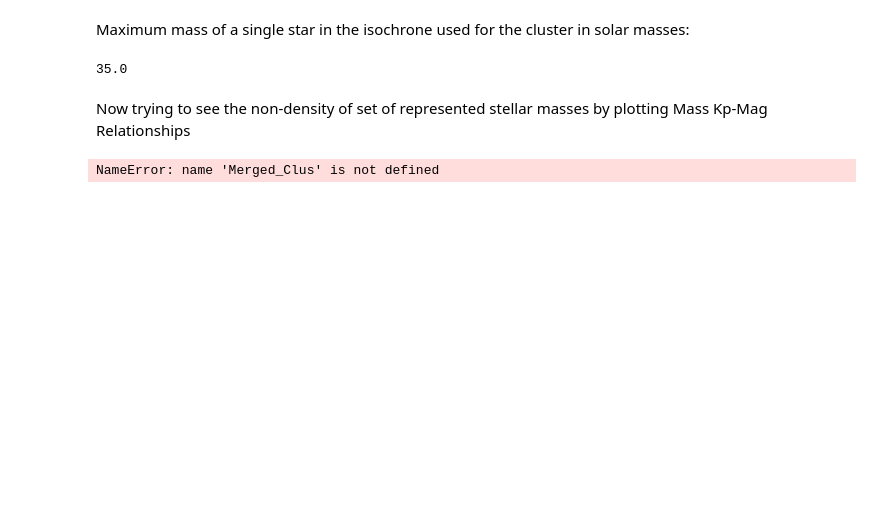
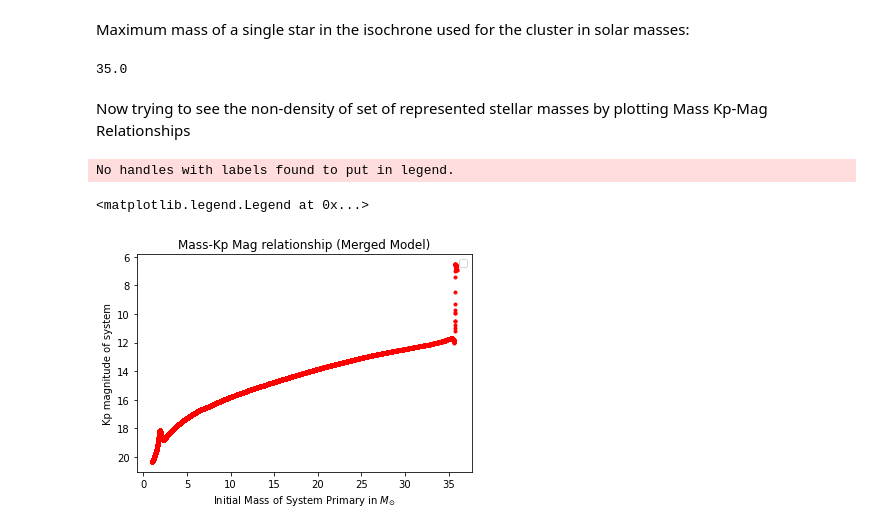
Before and after one commit to RyotaInagaki1/DebugReportApril2021NoIFMR, a Jupyter notebook: GC_KLFs_No Multiplicity.ipynb, the cells around one changed output. Saved outputs shown, nothing was run; the diff lists cells and outputs as text; code cells hidden in the pictures; blank space fills up the shorter version.

```diff
--- a/GC_KLFs_No Multiplicity.ipynb
+++ b/GC_KLFs_No Multiplicity.ipynb
@@ -355,13 +355,15 @@ np.max(BPASS_iso.singles['mass'])
 Now trying to see the non-density of set of represented stellar masses by plotting Mass Kp-Mag Relationships
 # %%
 import matplotlib.pyplot as plt
-plt.plot(Merged_Clus.star_systems['mass'][np.where((Merged_Clus.star_systems['isWR'] == 0))],
-        Merged_Clus.star_systems['m_nirc2_Kp'][np.where((Merged_Clus.star_systems['isWR'] == 0))], "r.")
+plt.plot(Merged_Cluster.star_systems['mass'][np.where((Merged_Cluster.star_systems['isWR'] == 0))],
+        Merged_Cluster.star_systems['m_nirc2_Kp'][np.where((Merged_Cluster.star_systems['isWR'] == 0))], "r.")
 plt.gca().invert_yaxis()
 plt.xlabel("Initial Mass of System Primary in $M_{\odot}$")
 plt.ylabel("Kp magnitude of system")
 plt.title("Mass-Kp Mag relationship (Merged Model)")
 plt.legend()
 # %% [output]
-NameError: name 'Merged_Clus' is not defined
+No handles with labels found to put in legend.
+<matplotlib.legend.Legend at 0x...>
+[figure, added]
 # %%
```
Also changed, not shown: parts of 10 cells of this notebook, 21 other files.
